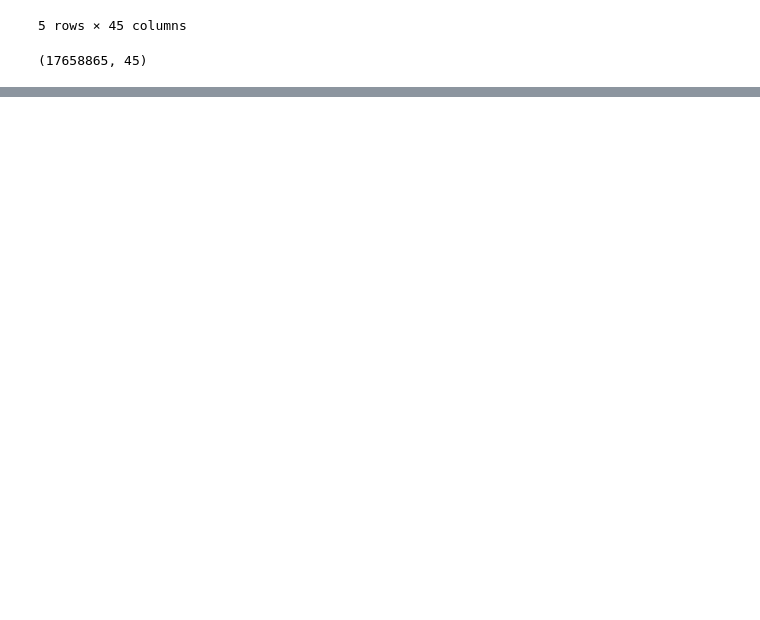
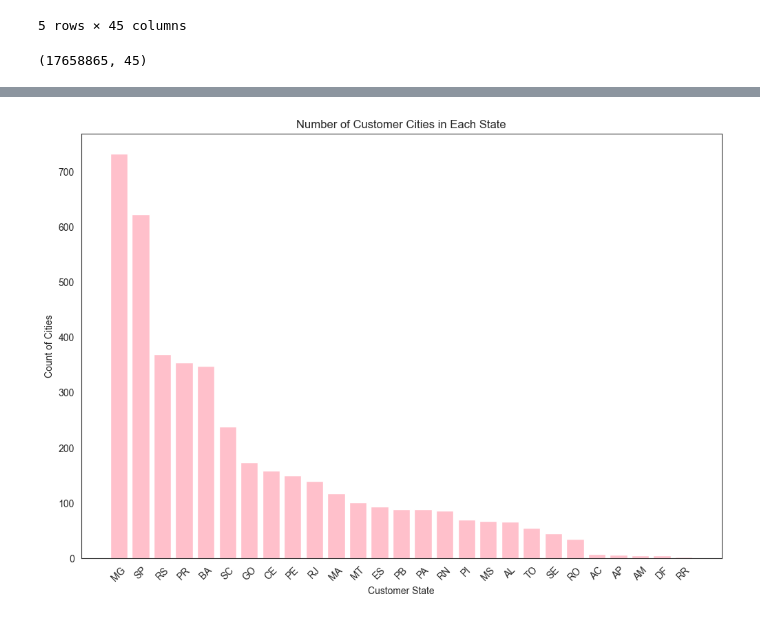
Before and after one commit to hasnaingandhi/DSCapstone, a Jupyter notebook: notebook.ipynb, the cells around one changed output, grey strips where cells are left out. Saved outputs shown, nothing was run; the diff lists cells and outputs as text; code cells hidden in the pictures; blank space fills up the shorter version.

```diff
--- a/notebook.ipynb
+++ b/notebook.ipynb
@@ -115,0 +138,5 @@ plt.show()
+# %%
+cnt_cust_city = retail.groupby('customer_state')['customer_city'].nunique().reset_index()
+cnt_cust_city = cnt_cust_city.rename(columns={'customer_city': 'customer_city_count'})
+cnt_cust_city = cnt_cust_city.sort_values(by='customer_city_count', ascending = False)
+cnt_cust_city
@@ -115,0 +161,13 @@ plt.show()
+# %%
+plt.figure(figsize=(12, 8))
+plt.bar(cnt_cust_city['customer_state'], cnt_cust_city['customer_city_count'], color = "Pink")
+plt.xticks(rotation=45)
+
+
+plt.xlabel('Customer State')
+plt.ylabel('Count of Cities')
+plt.title('Number of Customer Cities in Each State')
+
+plt.show()
+# %% [output]
+[figure, added]
```
Also changed, not shown: parts of 13 cells of this notebook.
